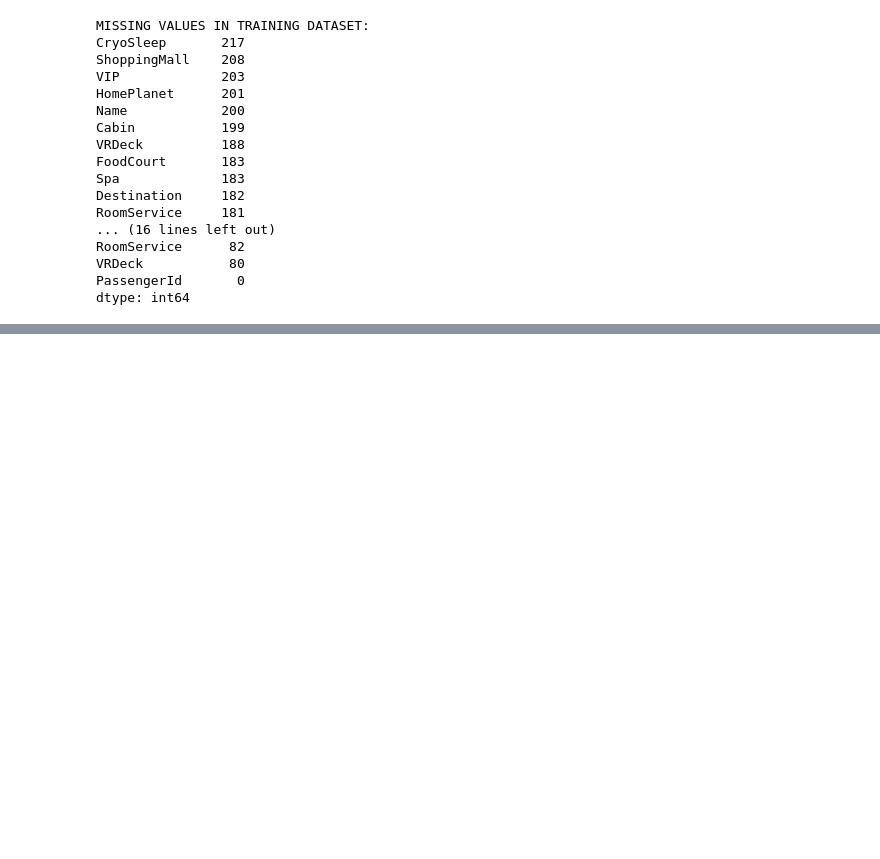
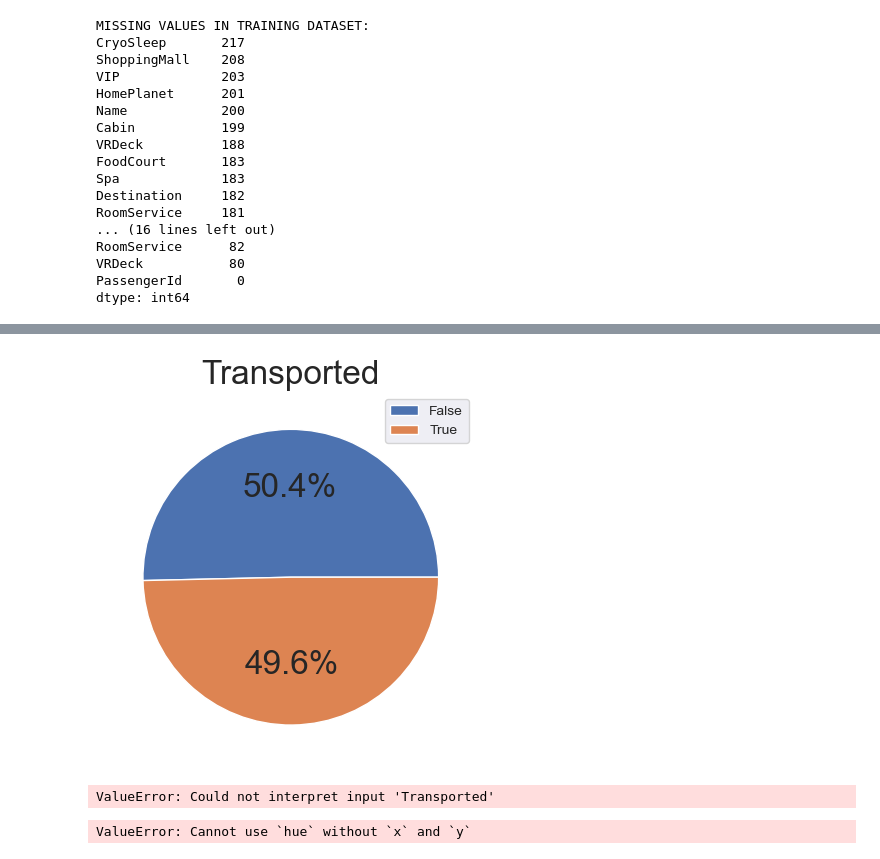
Before and after one commit to cmb-sy/kaggle, a Jupyter notebook: 2GettingStarted/SpaceshipTitanic/notebook.ipynb, the cells around one changed output, grey strips where cells are left out. Drawn from its saved outputs; the diff is of its cells as text; code cells hidden in the pictures; blank space fills up the shorter version.

```diff
--- a/2GettingStarted/SpaceshipTitanic/notebook.ipynb
+++ b/2GettingStarted/SpaceshipTitanic/notebook.ipynb
@@ -110,0 +197,16 @@ df_train[['RoomService','FoodCourt','ShoppingMall','Spa','VRDeck']] \
+# %%
+# autopctは小数点以下 1 桁まで出力
+plt.pie(df_train['Transported'].value_counts(), autopct = '%1.1f%%')
+plt.title('Transported')
+plt.legend(['False', 'True'],  fontsize=10)
+plt.show()
+# %% [output]
+[figure, added]
+# %%
+sns.countplot(x = 'Transported', data = df_train['Transported'])
+# %% [output]
+ValueError: Could not interpret input 'Transported'
+# %%
+sns.countplot(df_train.HomePlanet,  hue=df_train.Transported)
+# %% [output]
+ValueError: Cannot use `hue` without `x` and `y`
```
Also changed, not shown: parts of 8 cells of this notebook, 3 other files.
